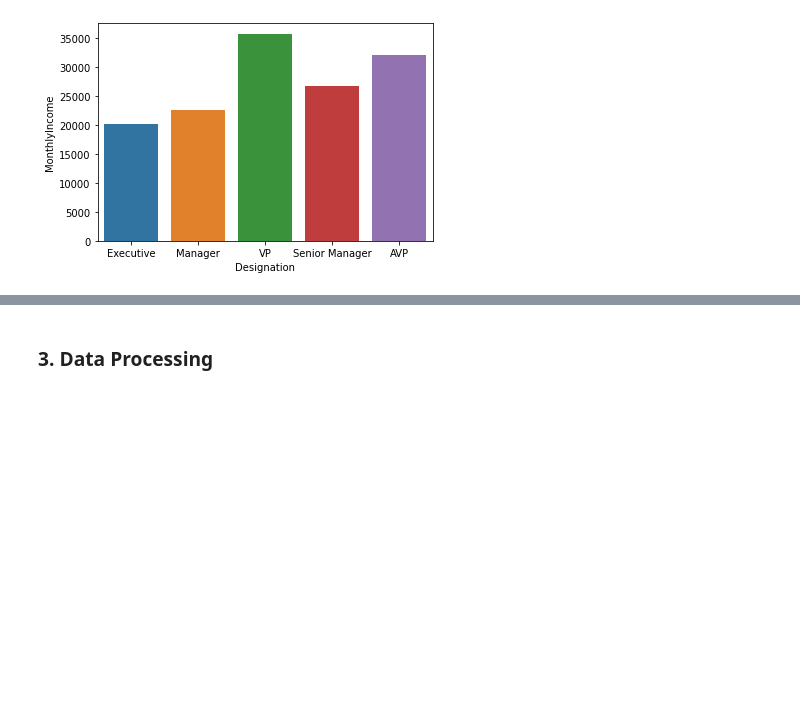
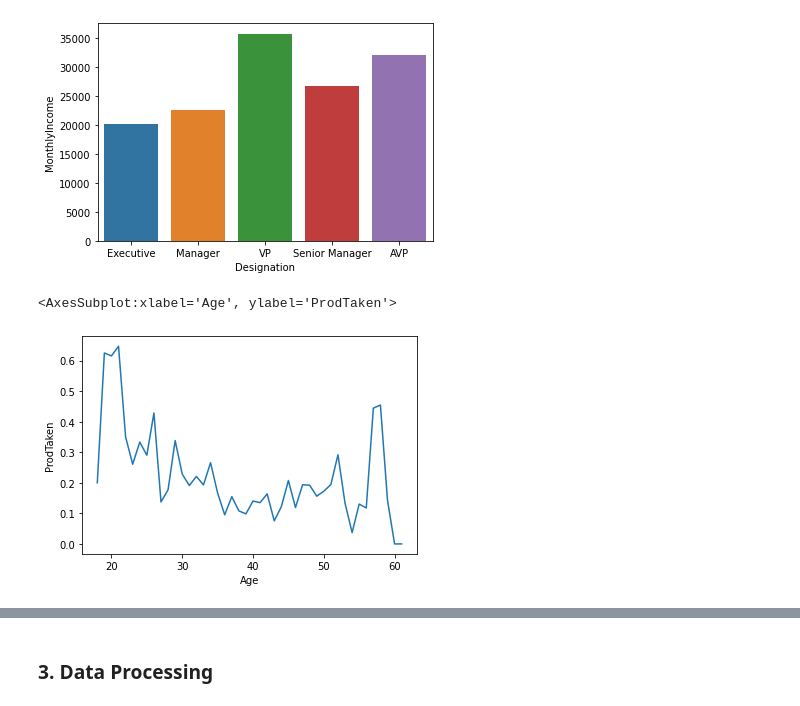
Before and after one commit to psrpsj/travel_package, a Jupyter notebook: travel.ipynb, the cells around one changed output, grey strips where cells are left out. Drawn from its saved outputs; the diff is of its cells as text; code cells hidden in the pictures; blank space fills up the shorter version.

Commit message:
add lineplot

```diff
--- a/travel.ipynb
+++ b/travel.ipynb
@@ -178,3 +178,8 @@ sb.barplot(x="Designation", y="MonthlyIncome", ci=None, data=train)
 # %% [output]
 <AxesSubplot:xlabel='Designation', ylabel='MonthlyIncome'>
 [figure]
+# %%
+sb.lineplot(x="Age", y="ProdTaken", ci=None, data=train)
+# %% [output]
+<AxesSubplot:xlabel='Age', ylabel='ProdTaken'>
+[figure, added]
```
Also changed, not shown: parts of 1 cell of this notebook.
